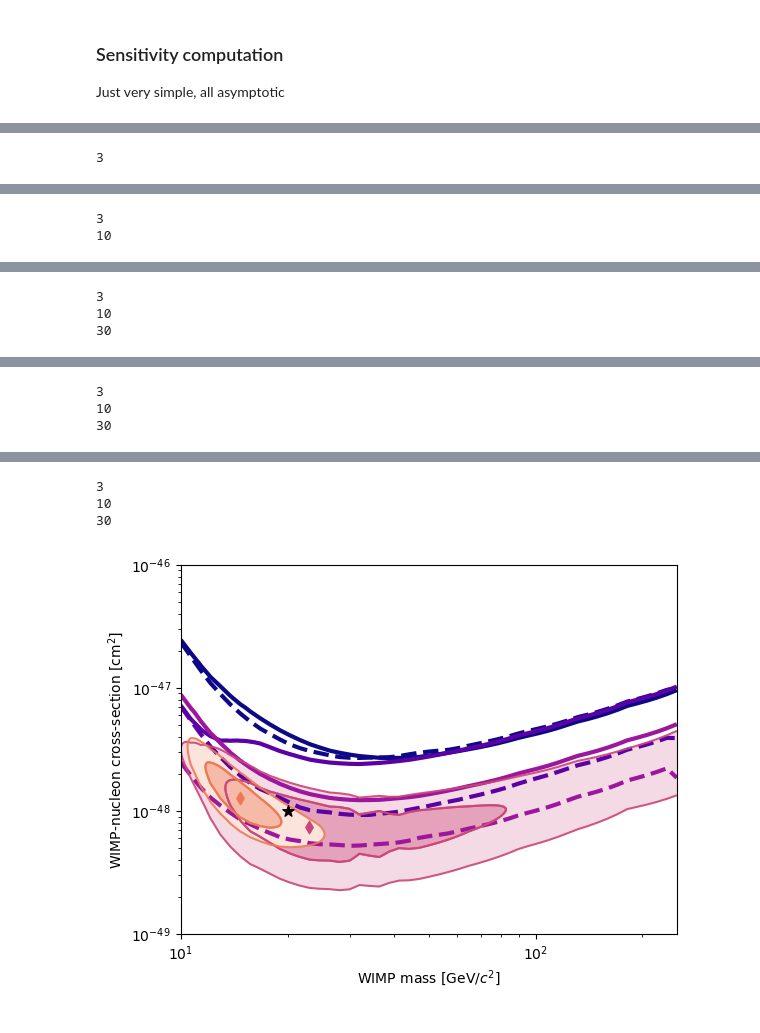
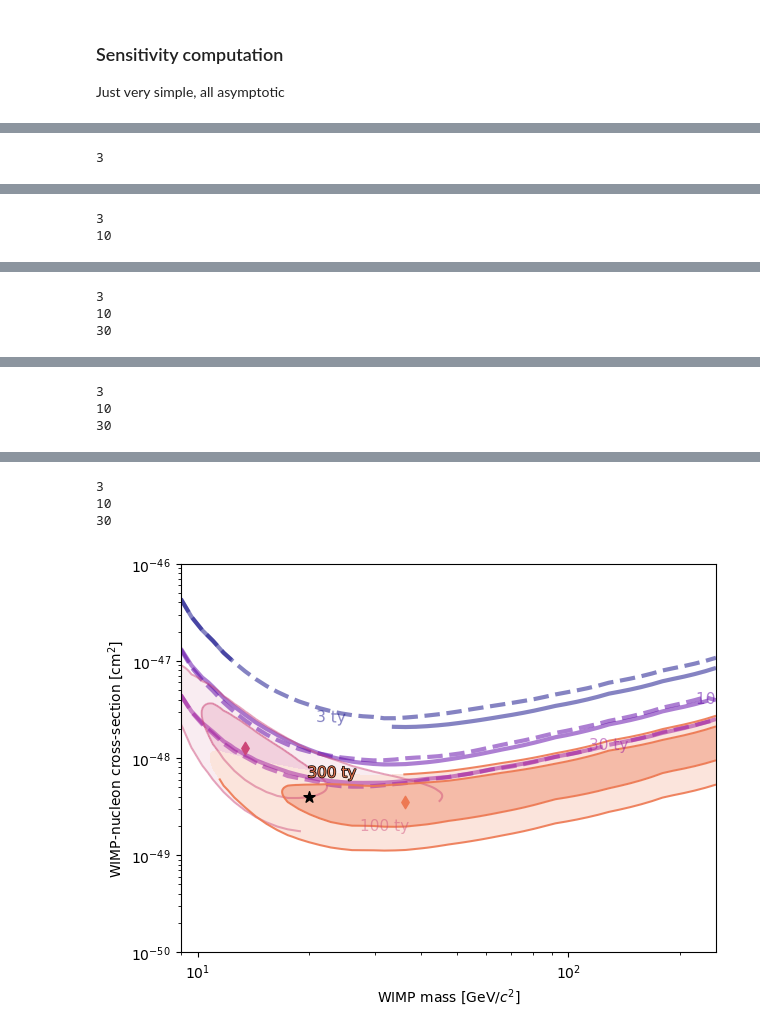
Before and after one commit to kdund/xlzd_reqtask_nufog, a Jupyter notebook: run/test_wimp_scan_likelihood.ipynb, the cells around one changed output, grey strips where cells are left out. Saved outputs shown, nothing was run; the diff lists cells and outputs as text; code cells hidden in the pictures.

Commit message:
add current wimp scan notebook

```diff
--- a/run/test_wimp_scan_likelihood.ipynb
+++ b/run/test_wimp_scan_likelihood.ipynb
@@ -71,6 +77,10 @@ Just very simple, all asymptotic
 try:
     LL0ss = np.load("cached_sensitivity.npz.npy", allow_pickle=True)[()]
     print("loaded sensi from cache")
+    n_toys = 100
+    LLs = np.zeros(WMs.shape)
+    rates = np.linspace(0.,max(4*target_mu_per_ty, 50/livetime),len(rates))
+    WMs, Rs = np.meshgrid(wimp_masses, rates)
 except:
     LL0ss = dict()
     n_toys = 100
@@ -84,7 +94,7 @@ except:
             model.data = dataset
 
             best_fit = model.fit(**fixed_args)
-            best_fits[livetime] = best_fit
+            #best_fits[livetime] = best_fit
 
             LLs = np.zeros(WMs.shape)
             rates = np.linspace(0.,max(4*target_mu_per_ty, 50/livetime),len(rates))
@@ -167,34 +177,61 @@ dataset_number = np.random.randint(0,1000000)
+# %%
+import matplotlib as mpl
+import matplotlib.patheffects as pe
+
+norm = mpl.colors.LogNorm(vmin=1.,vmax=1000.)
+sm = plt.cm.ScalarMappable(cmap=None, norm=norm)
+sm.set_array([3,10,300,1000])
 # %%
-for ilt in range(1,len(livetimes)):
+for ilt in range(1,len(livetimes)+1):
     plt.clf()
 
     limit_colors = ["navy","dodgerblue","cyan"]
     contour_colors = ["purple","salmon","crimson","orange"]
 
     cmap = plt.colormaps.get_cmap("plasma")
-    colors = [cmap(i/len(livetimes)) for i in range(len(livetimes))]
-    for livetime in livetimes[0:ilt]:
+    colors = [cmap(i/(len(livetimes))) for i in range(len(livetimes))]
+    plt.xlim(10,250)
+    for il, livetime in enumerate(livetimes[0:ilt]):
+
+        ea = 1.
+        if il < ilt-1:
+            ea = 0.5
+
 
         llr = 2*(best_fits[livetime][1] - null_fits[livetime][1])
         color = colors[0]
         colors = colors[1::]
 
+
         if 9<llr:
+            L = LLss[livetime]
+            L[L<0.] = 0.
             #color = contour_colors[0]
             contour_colors = contour_colors[1::]
             levels = [0., sps.chi2(2).isf(2*sps.norm().sf(2))]
             #levels = [0.,4.01]
-            contours = plt.contourf(WMs, 1e-45*Rss[livetime]/(mu_per_wimp_mass(WMs)), LLss[livetime], levels=levels, colors = "white", alpha=1)
+            contours = plt.contourf(WMs, 1e-45*Rss[livetime]/(mu_per_wimp_mass(WMs)), LLss[livetime], levels=levels, colors = "white", alpha=1*ea)
             #levels = [1,4]
             levels = [sps.chi2(2).isf(2*sps.norm().sf(1)),sps.chi2(2).isf(2*sps.norm().sf(2))]
-            contours = plt.contourf(WMs, 1e-45*Rss[livetime]/(mu_per_wimp_mass(WMs)), LLss[livetime], levels=levels, colors = color, alpha=0.2)
-            contours = plt.contour(WMs, 1e-45*Rss[livetime]/(mu_per_wimp_mass(WMs)), LLss[livetime], levels=levels, colors = color, alpha=0.9)
-            levels = [-0.01,1]
-            levels = [-0.01,sps.chi2(2).isf(2*sps.norm().sf(1))]
-            contours = plt.contourf(WMs, 1e-45*Rss[livetime]/(mu_per_wimp_mass(WMs)), LLss[livetime], levels=levels, colors = color, alpha=0.5)
-            contours = plt.contour(WMs, 1e-45*Rss[livetime]/(mu_per_wimp_mass(WMs)), LLss[livetime], levels=levels, colors = color, alpha=0.9)
+            contours = plt.contourf(WMs, 1e-45*Rss[livetime]/(mu_per_wimp_mass(WMs)), LLss[livetime], levels=levels, colors = color, alpha=0.2*ea)
+            levels = [sps.chi2(2).isf(2*sps.norm().sf(2))]
+            contours = plt.contour(WMs, 1e-45*Rss[livetime]/(mu_per_wimp_mass(WMs)), LLss[livetime], levels=levels, colors = color, alpha=0.9*ea)
+            text = plt.clabel(contours, levels, fmt={levels[0]:"{:.0f} ty".format(livetime)},fontsize=11, inline_spacing=2, rightside_up=True, zorder=+1000, use_clabeltext=False)
+            if il == ilt-1:
+                try:
+                    text[0].set_path_effects([pe.withStroke(linewidth=1, foreground="k")])
+                except:
+                    pass
+            levels = [0.,1]
+            levels = [0.,sps.chi2(2).isf(2*sps.norm().sf(1))]
+            contours = plt.contourf(WMs, 1e-45*Rss[livetime]/(mu_per_wimp_mass(WMs)), LLss[livetime], levels=levels, colors = color, alpha=0.5*ea)
+            contours = plt.contour(WMs, 1e-45*Rss[livetime]/(mu_per_wimp_mass(WMs)), LLss[livetime], levels=levels, colors = color, alpha=0.9*ea)
             best_fit = best_fits[livetime]
             plt.scatter([best_fit[0]["wimp_mass"]], [1e-45*best_fit[0]["WIMP_rate_multiplier"]/(mu_per_wimp_mass(best_fit[0]["wimp_mass"]))], color=color, marker="d",s=40,zorder=+400)
+            #if il == ilt-1:
+            #    lim_max = 1e-45*best_fit[0]["WIMP_rate_multiplier"]/(mu_per_wimp_mass(best_fit[0]["wimp_mass"]))
+            #    plt.text(100, lim_max,"{:.0f} tonne-years\n{:.1f}$\\sigma$".format(livetime,np.sqrt(max(llr,0.))), color=color,
+            #            path_effects=[pe.withStroke(linewidth=1, foreground="k")])
         else:
             #color = limit_colors[0]
             limit_colors = limit_colors[1::]
@@ -204,20 +241,35 @@ for ilt in range(1,len(livetimes)):
                 i_min = np.argmin(L[:,i])
                 L[:,i] -= L[i_min,i]
                 L[0:i_min,i] = 0.
-            contours = plt.contour(WMs, 1e-45*Rss[livetime]/(mu_per_wimp_mass(WMs)), L, levels=levels, colors = color,linewidths=3)
+            contours = plt.contour(WMs, 1e-45*Rss[livetime]/(mu_per_wimp_mass(WMs)), L, levels=levels, colors = color,linewidths=3, alpha=1.*ea)
+            plt.clabel(contours, levels, fmt={levels[0]:"{:.0f} ty".format(livetime)},fontsize=11, inline_spacing=7, rightside_up=False)
+
+            lim_max = contours.allsegs[0][0][-1,1]
+
+
             print(livetime)
             if livetime in sensi_livetimes:
-                plt.plot(wimp_masses, sensitivities[livetime], color=color, linestyle="--", linewidth=3)
+                plt.plot(wimp_masses, sensitivities[livetime], color=color, linestyle="--", linewidth=3, alpha=1.*ea)
+                lim_max = sensitivities[livetime][-1]
+            #if il == ilt-1:
+            #    plt.text(100, lim_max,"{:.0f} tonne-years\n{:.1f}$\\sigma$".format(livetime,np.sqrt(max(llr,0.))), color=color,
+            #            path_effects=[pe.withStroke(linewidth=0.5, foreground="k")])
+
 
     plt.scatter([target_mass], [target_xsec], color="k", marker="*",s=70,zorder=+500)
     plt.xscale("log")
     plt.yscale("log")
-    plt.ylim(1e-49,1e-46)
-    plt.xlim(10,250)
+    plt.ylim(1e-50,1e-46)
+    plt.xlim(9,250)
+    if False:
+        cbar = plt.colorbar(sm, ticks=livetimes,label="Exposure [ty]", ax = plt.gca(), alpha=0.)
+        colors = [cmap(i/len(livetimes)) for i in range(len(livetimes))]
+        cbar.add_lines(levels=livetimes[0:ilt], colors=colors[0:ilt], linewidths=5)
     plt.xlabel("WIMP mass [GeV/$c^2$]")
     plt.ylabel("WIMP-nucleon cross-section [cm$^2$]")
-    plt.savefig("xlzd_example_discovery_{:d}_until_livetime_{:.0f}.pdf".format(dataset_number, livetimes[ilt]))
-    plt.savefig("xlzd_example_discovery_{:d}_until_livetime_{:.0f}.png".format(dataset_number, livetimes[ilt]))
+    plt.tight_layout()
+    plt.savefig("xlzd_example_discovery_{:d}_until_livetime_{:.0f}.pdf".format(dataset_number, livetimes[ilt-1]))
+    plt.savefig("xlzd_example_discovery_{:d}_until_livetime_{:.0f}.png".format(dataset_number, livetimes[ilt-1]))
     plt.show()
 # %% [output]
 3
@@ -236,4 +288,4 @@ for ilt in range(1,len(livetimes)):
 3
 10
 30
-[figure, old version]
+[figure, new version]
```
Also changed, not shown: parts of 11 cells of this notebook.
